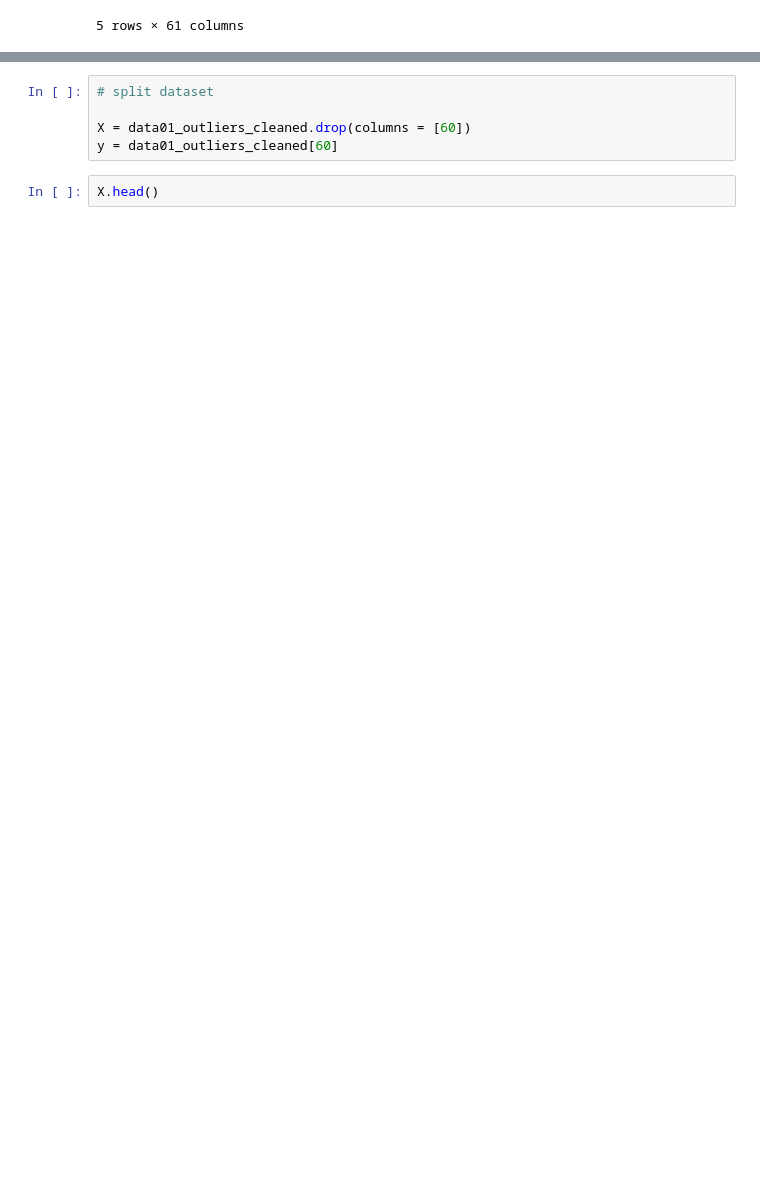
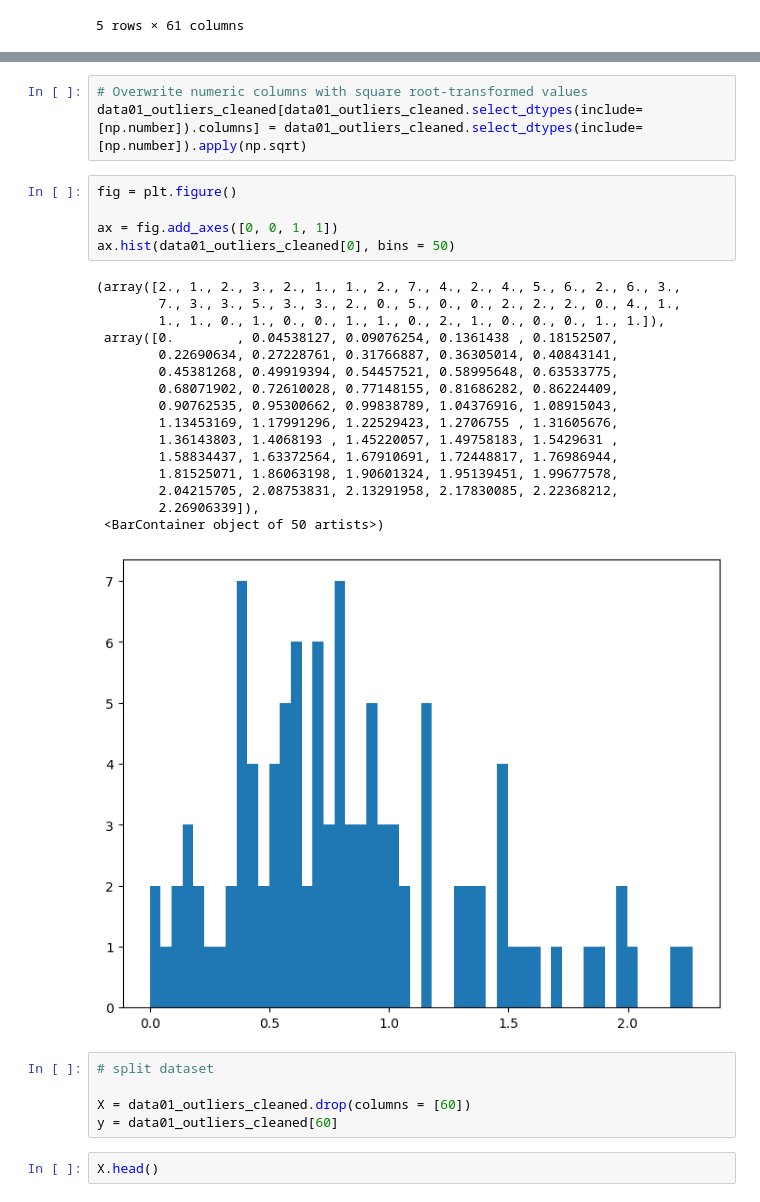
Before and after one commit to Malinda1/Rock_and_mine_prediction_through_neural_network, a Jupyter notebook: Rock_and_Mine_prediction.ipynb, the cells around one changed output, grey strips where cells are left out. Drawn from its saved outputs; the diff is of its cells as text; blank space fills up the shorter version.

```diff
--- a/Rock_and_Mine_prediction.ipynb
+++ b/Rock_and_Mine_prediction.ipynb
@@ -281,3 +297,28 @@ data01_outliers_cleaned.head()
+# %%
+# Overwrite numeric columns with square root-transformed values
+data01_outliers_cleaned[data01_outliers_cleaned.select_dtypes(include=[np.number]).columns] = data01_outliers_cleaned.select_dtypes(include=[np.number]).apply(np.sqrt)
+# %%
+fig = plt.figure()
+
+ax = fig.add_axes([0, 0, 1, 1])
+ax.hist(data01_outliers_cleaned[0], bins = 50)
+# %% [output]
+(array([2., 1., 2., 3., 2., 1., 1., 2., 7., 4., 2., 4., 5., 6., 2., 6., 3.,
+        7., 3., 3., 5., 3., 3., 2., 0., 5., 0., 0., 2., 2., 2., 0., 4., 1.,
+        1., 1., 0., 1., 0., 0., 1., 1., 0., 2., 1., 0., 0., 0., 1., 1.]),
+ array([0.        , 0.04538127, 0.09076254, 0.1361438 , 0.18152507,
+        0.22690634, 0.27228761, 0.31766887, 0.36305014, 0.40843141,
+        0.45381268, 0.49919394, 0.54457521, 0.58995648, 0.63533775,
+        0.68071902, 0.72610028, 0.77148155, 0.81686282, 0.86224409,
+        0.90762535, 0.95300662, 0.99838789, 1.04376916, 1.08915043,
+        1.13453169, 1.17991296, 1.22529423, 1.2706755 , 1.31605676,
+        1.36143803, 1.4068193 , 1.45220057, 1.49758183, 1.5429631 ,
+        1.58834437, 1.63372564, 1.67910691, 1.72448817, 1.76986944,
+        1.81525071, 1.86063198, 1.90601324, 1.95139451, 1.99677578,
+        2.04215705, 2.08753831, 2.13291958, 2.17830085, 2.22368212,
+        2.26906339]),
+ <BarContainer object of 50 artists>)
+[figure, added]
 # %%
 # split dataset
 
```
Also changed, not shown: parts of 9 cells of this notebook.
